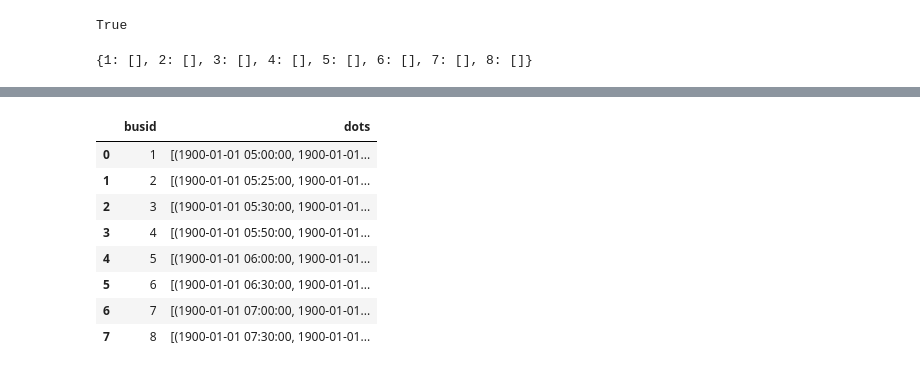
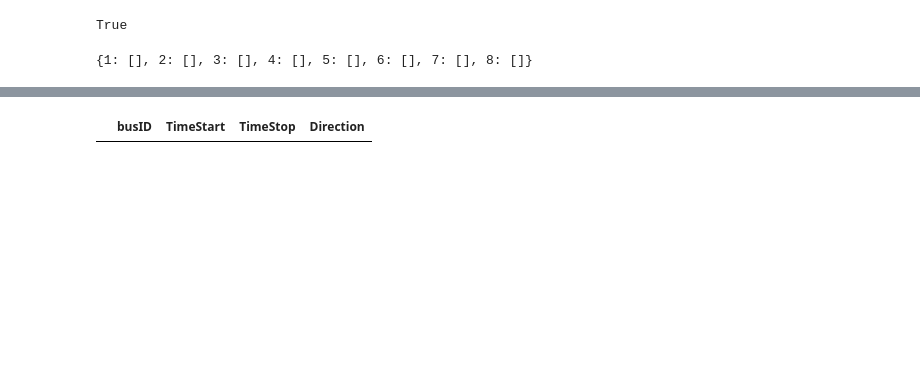
Before and after one commit to TrianderVad/practiceTimetable, a Jupyter notebook: raspisanie.ipynb, the cells around one changed output, grey strips where cells are left out. Drawn from its saved outputs; the diff is of its cells as text; code cells hidden in the pictures; blank space fills up the shorter version.

Commit message:
test3

```diff
--- a/raspisanie.ipynb
+++ b/raspisanie.ipynb
@@ -29,7 +29,9 @@ class Station():
         self.timestop = timestop
         self.direction = direction
     def print_info(self):
-        return self.timestart, self.timestop, self.direction
+        start = self.timestart.strftime("%X")
+        stop = self.timestop.strftime("%X")
+        return start, stop, self.direction
 # %% [markdown]
 ### Класс расписания
 # %%
@@ -139,8 +132,7 @@ for i in range(24):
             delf = int(row["delayf"])
             delb = int(row["delayb"])
 
-        deltasendf = (test - lastsendf).seconds/60
-        deltasendb = (test - lastsendf).seconds/60
+
 
         if ((nowbusf + nowbusb) >= (cbf + cbb)) and ((cbf + cbb) != 0):
             for j in buspark:
@@ -156,6 +148,8 @@ for i in range(24):
         if ((nowbusf + nowbusb) != (cbf + cbb)):
             #переделать в отдельную функцию
             for j in buspark:
+                deltasendf = (ntime - lastsendf).seconds/60
+                deltasendb = (ntime - lastsendb).seconds/60
                 if j.free:
                     if nowbusf != cbf and j.direction and (deltasendf - delf) >= 0:
                         stoptime = ntime + pd.Timedelta(minutes = avtfm, seconds = avtfs)
@@ -173,7 +167,7 @@ for i in range(24):
                         nowbusb += 1
 
 
-        print(ntime, nowbusf, nowbusb, cbf, cbb)
+        print(ntime, nowbusf, nowbusb, cbf, cbb, deltasendf, deltasendb, delf, delb)
 
 
 
@@ -224,4 +218,12 @@ for k,v in dirtt.items():
 # %%
-df2 = pd.DataFrame(list(test2.items()), columns=['busid', 'dots'])
-df2.head(10)
+df2 = pd.DataFrame(columns=['busID', 'TimeStart', 'TimeStop','Direction'])
+for k,v in dirtt.items():
+    for i in dirtt[k]:
+        info = i.print_info()
+        new_row = [[k, info[0],info[1],info[2]]]
+        print(new_row)
+#         new_row = {'busID': k, 'TimeStart' : info[0], 'TimeStop': info[1],'Direction': info[2]}
+        df2 = pd.concat([df2, pd.DataFrame(new_row, columns=df2.columns)], ignore_index=True)
+
+df2.head(0)
 # %% [output]
@@ -228,11 +247,3 @@ df2.head(10)
-|  | busid | dots |
-| 0 | 1 | [(1900-01-01 05:00:00, 1900-01-01... |
-| 1 | 2 | [(1900-01-01 05:25:00, 1900-01-01... |
-| 2 | 3 | [(1900-01-01 05:30:00, 1900-01-01... |
-| 3 | 4 | [(1900-01-01 05:50:00, 1900-01-01... |
-| 4 | 5 | [(1900-01-01 06:00:00, 1900-01-01... |
-| 5 | 6 | [(1900-01-01 06:30:00, 1900-01-01... |
-| 6 | 7 | [(1900-01-01 07:00:00, 1900-01-01... |
-| 7 | 8 | [(1900-01-01 07:30:00, 1900-01-01... |
+|  | busID | TimeStart | TimeStop | Direction |
 # %%
 df2.to_excel('test3.xlsx')
```
Also changed, not shown: parts of 4 cells of this notebook, 1 other file.
